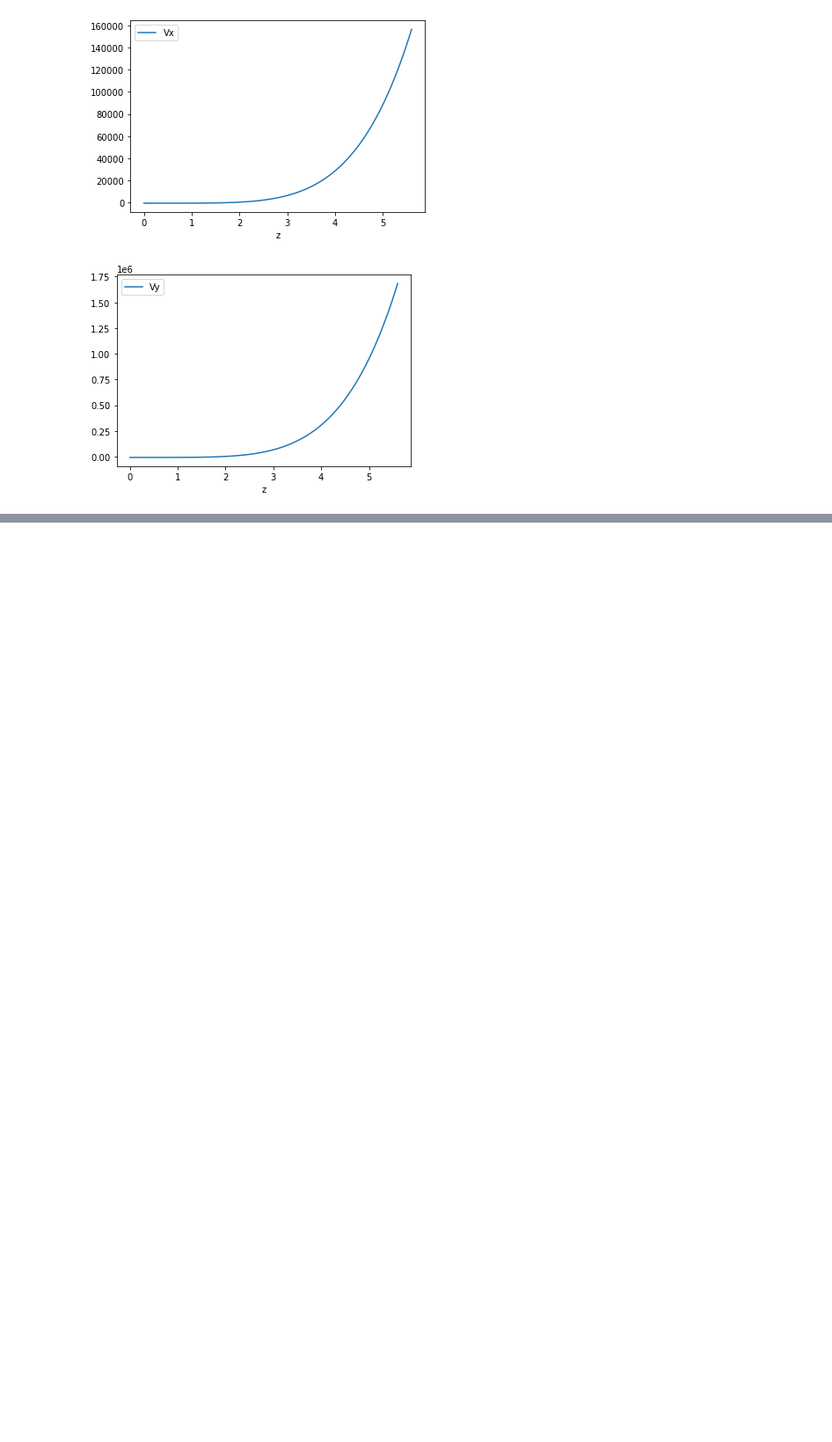
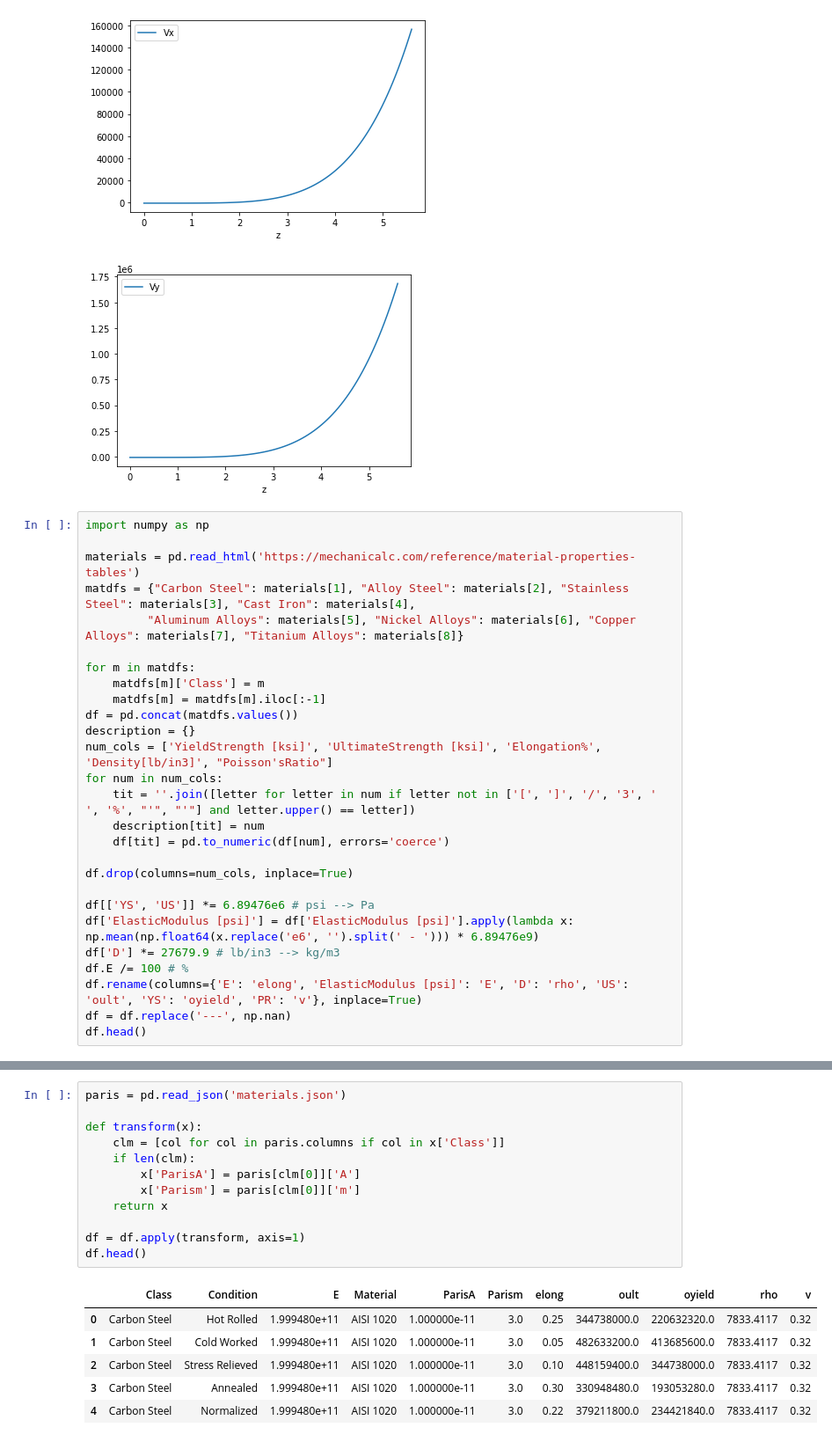
Before and after one commit to dmkeijzer/RBDOWigeon-paper, a Jupyter notebook: structures/Equilibrium.ipynb, the cells around one changed output, grey strips where cells are left out. Shown at 88% size. Drawn from its saved outputs; the diff is of its cells as text; blank space fills up the shorter version.

```diff
--- a/structures/Equilibrium.ipynb
+++ b/structures/Equilibrium.ipynb
@@ -170,3 +170,30 @@ wing.create_nvm(11.2)
 [figure]
 [figure]
 [figure]
+# %%
+import numpy as np
+
+materials = pd.read_html('https://mechanicalc.com/reference/material-properties-tables')
+matdfs = {"Carbon Steel": materials[1], "Alloy Steel": materials[2], "Stainless Steel": materials[3], "Cast Iron": materials[4],
+         "Aluminum Alloys": materials[5], "Nickel Alloys": materials[6], "Copper Alloys": materials[7], "Titanium Alloys": materials[8]}
+
+for m in matdfs:
+    matdfs[m]['Class'] = m
+    matdfs[m] = matdfs[m].iloc[:-1]
+df = pd.concat(matdfs.values())
+description = {}
+num_cols = ['YieldStrength [ksi]', 'UltimateStrength [ksi]', 'Elongation%', 'Density[lb/in3]', "Poisson'sRatio"]
+for num in num_cols:
+    tit = ''.join([letter for letter in num if letter not in ['[', ']', '/', '3', ' ', '%', "'", "'"] and letter.upper() == letter])
+    description[tit] = num
+    df[tit] = pd.to_numeric(df[num], errors='coerce')
+
+df.drop(columns=num_cols, inplace=True)
+
+df[['YS', 'US']] *= 6.89476e6 # psi --> Pa
+df['ElasticModulus [psi]'] = df['ElasticModulus [psi]'].apply(lambda x: np.mean(np.float64(x.replace('e6', '').split(' - '))) * 6.89476e9)
+df['D'] *= 27679.9 # lb/in3 --> kg/m3
+df.E /= 100 # %
+df.rename(columns={'E': 'elong', 'ElasticModulus [psi]': 'E', 'D': 'rho', 'US': 'oult', 'YS': 'oyield', 'PR': 'v'}, inplace=True)
+df = df.replace('---', np.nan)
+df.head()
@@ -172,0 +207,19 @@ wing.create_nvm(11.2)
+# %%
+paris = pd.read_json('materials.json')
+
+def transform(x):
+    clm = [col for col in paris.columns if col in x['Class']]
+    if len(clm):
+        x['ParisA'] = paris[clm[0]]['A']
+        x['Parism'] = paris[clm[0]]['m']
+    return x
+
+df = df.apply(transform, axis=1)
+df.head()
+# %% [output]
+|  | Class | Condition | E | Material | ParisA | Parism | elong | oult | oyield | rho | v |
+| 0 | Carbon Steel | Hot Rolled | 1.999480e+11 | AISI 1020 | 1.000000e-11 | 3.0 | 0.25 | 344738000.0 | 220632320.0 | 7833.4117 | 0.32 |
+| 1 | Carbon Steel | Cold Worked | 1.999480e+11 | AISI 1020 | 1.000000e-11 | 3.0 | 0.05 | 482633200.0 | 413685600.0 | 7833.4117 | 0.32 |
+| 2 | Carbon Steel | Stress Relieved | 1.999480e+11 | AISI 1020 | 1.000000e-11 | 3.0 | 0.10 | 448159400.0 | 344738000.0 | 7833.4117 | 0.32 |
+| 3 | Carbon Steel | Annealed | 1.999480e+11 | AISI 1020 | 1.000000e-11 | 3.0 | 0.30 | 330948480.0 | 193053280.0 | 7833.4117 | 0.32 |
+| 4 | Carbon Steel | Normalized | 1.999480e+11 | AISI 1020 | 1.000000e-11 | 3.0 | 0.22 | 379211800.0 | 234421840.0 | 7833.4117 | 0.32 |
```
Also changed, not shown: parts of 5 cells of this notebook, 1 other file.
